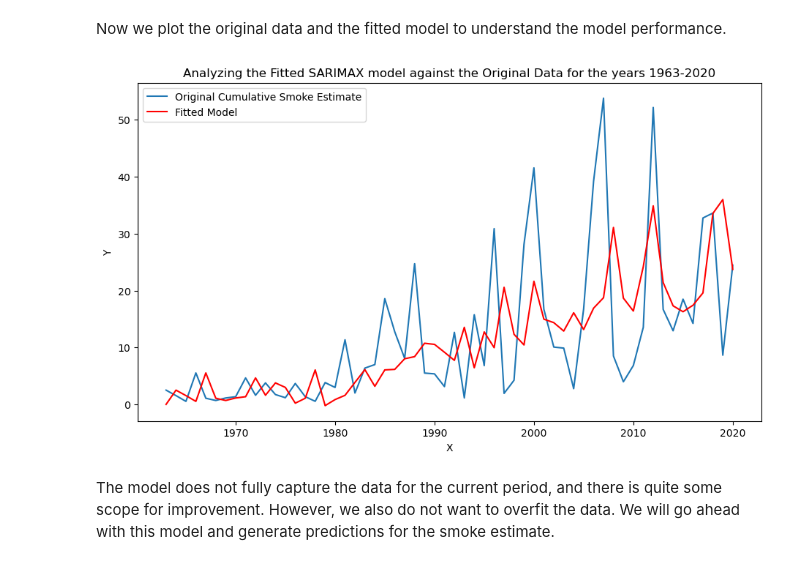
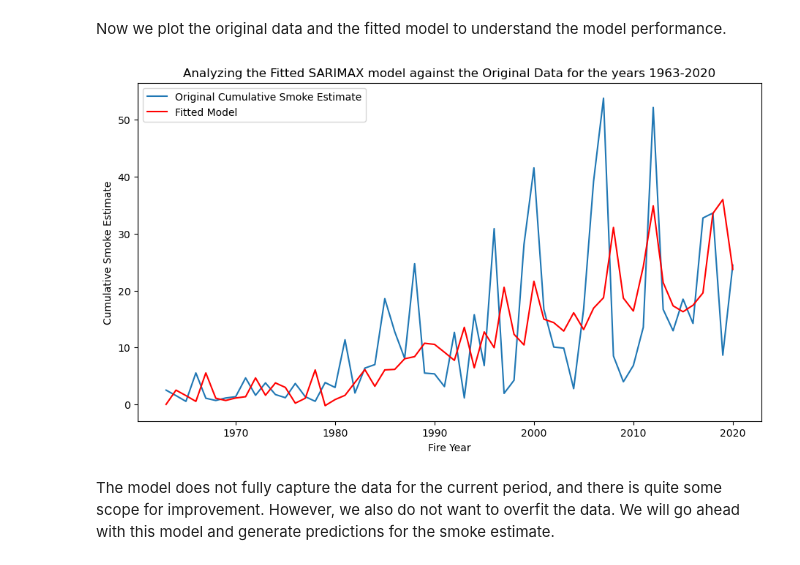
Before and after one commit to TanushreeYandra/data-512-projectpart1, a Jupyter notebook: Analysis/Wildfires_Analysis_Smoke_Estimates_and_Modeling.ipynb, the cells around one changed output. Drawn from its saved outputs; the diff is of its cells as text; code cells hidden in the pictures.

```diff
--- a/Analysis/Wildfires_Analysis_Smoke_Estimates_and_Modeling.ipynb
+++ b/Analysis/Wildfires_Analysis_Smoke_Estimates_and_Modeling.ipynb
@@ -279,22 +262,22 @@ Now we plot the original data and the fitted model to understand the model perfo
 # %%
 # Plot the original data with the fitted model
 X = list(smoke_by_year['Fire_Year'])
 Y = list(smoke_by_year['Smoke_Estimate'])
 
 plt.figure(figsize=(11, 6))
 plt.plot(X, Y, label='Original Cumulative Smoke Estimate')
 
 # Plot the fitted model line
 plt.plot(X, Y_pred, 'r-', label='Fitted Model')
 
 # Set labels and show plot
-plt.xlabel('X')
-plt.ylabel('Y')
+plt.xlabel('Fire Year')
+plt.ylabel('Cumulative Smoke Estimate')
 plt.title('Analyzing the Fitted SARIMAX model against the Original Data for the years 1963-2020')
 plt.legend()
 plt.show()
 # %% [output]
-[figure, old version]
+[figure, new version]
 # %% [markdown]
 The model does not fully capture the data for the current period, and there is quite some scope for improvement. However, we also do not want to overfit the data. We will go ahead with this model and generate predictions for the smoke estimate.
 # %% [markdown]
```
Also changed, not shown: parts of 1 cell of this notebook.
